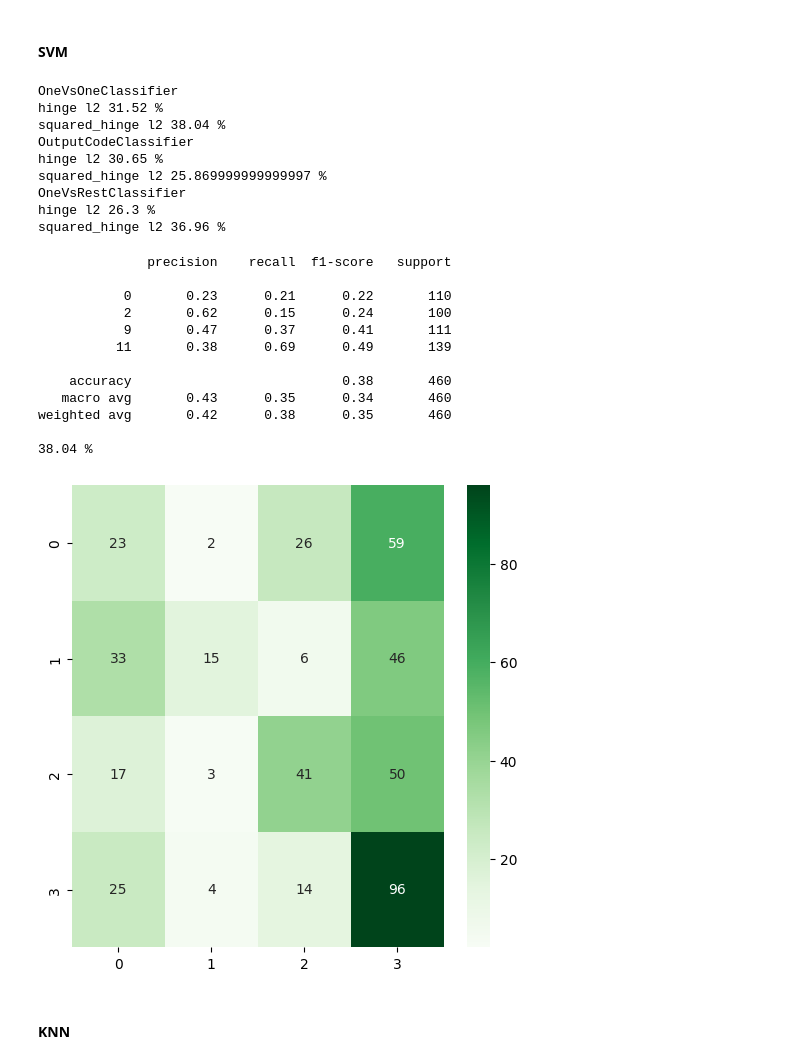
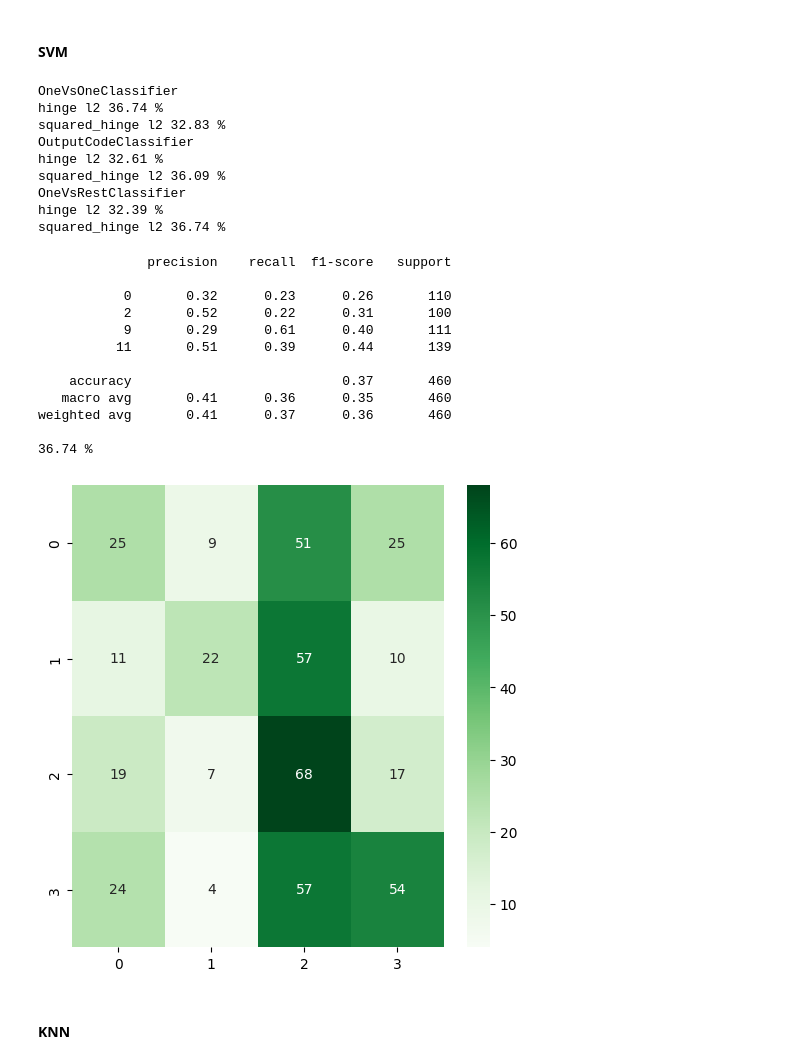
Before and after one commit to Yehudit-Brickner/ML_class, a Jupyter notebook: sport_balls1.ipynb, the cells around one changed output. Drawn from its saved outputs; the diff is of its cells as text; code cells hidden in the pictures.

```diff
--- a/sport_balls1.ipynb
+++ b/sport_balls1.ipynb
@@ -156,7 +138,7 @@ small_hist_4balls.shape
 (1533, 773)
 # %%
 
-X1 = small_hist_4balls.iloc[:,2:6]
+X1 = small_hist_4balls.iloc[:,1:5]
 X2 = small_hist_4balls.iloc[:,5:]
 X3 = small_hist_4balls.drop(['class_number'], axis=1)
 
@@ -235,35 +246,35 @@ for i in losses:
             pass
 # %% [output]
 OneVsOneClassifier
-hinge l2 31.52 %
-squared_hinge l2 38.04 %
+hinge l2 36.74 %
+squared_hinge l2 32.83 %
 OutputCodeClassifier
-hinge l2 30.65 %
-squared_hinge l2 25.869999999999997 %
+hinge l2 32.61 %
+squared_hinge l2 36.09 %
 OneVsRestClassifier
-hinge l2 26.3 %
-squared_hinge l2 36.96 %
+hinge l2 32.39 %
+squared_hinge l2 36.74 %
 # %%
-svm1 =  OneVsOneClassifier(LinearSVC(random_state=0, loss="squared_hinge",penalty="l2")).fit(X_train1, y_train1)
+svm1 =  OneVsOneClassifier(LinearSVC(random_state=0, loss="hinge",penalty="l2")).fit(X_train1, y_train1)
 pred_svm1 = svm1.predict(X_test1)
 Confusion_Matrix(confusion_matrix(y_test1,pred_svm1))
 print(classification_report(y_test1, pred_svm1))
 print(round(np.sum([y_test1==pred_svm1])/len(y_test1),4)*100,"%")
 results.append(['lines and circles', 'SVM',round(np.sum([y_test1==pred_svm1])/len(y_test1),4)*100 ])
 # %% [output]
               precision    recall  f1-score   support
 
-           0       0.23      0.21      0.22       110
-           2       0.62      0.15      0.24       100
-           9       0.47      0.37      0.41       111
-          11       0.38      0.69      0.49       139
+           0       0.32      0.23      0.26       110
+           2       0.52      0.22      0.31       100
+           9       0.29      0.61      0.40       111
+          11       0.51      0.39      0.44       139
 
-    accuracy                           0.38       460
-   macro avg       0.43      0.35      0.34       460
-weighted avg       0.42      0.38      0.35       460
+    accuracy                           0.37       460
+   macro avg       0.41      0.36      0.35       460
+weighted avg       0.41      0.37      0.36       460
 
-38.04 %
+36.74 %
-[figure, old version]
+[figure, new version]
 # %% [markdown]
 #### KNN
 # %%
```
Also changed, not shown: parts of 28 cells of this notebook.
